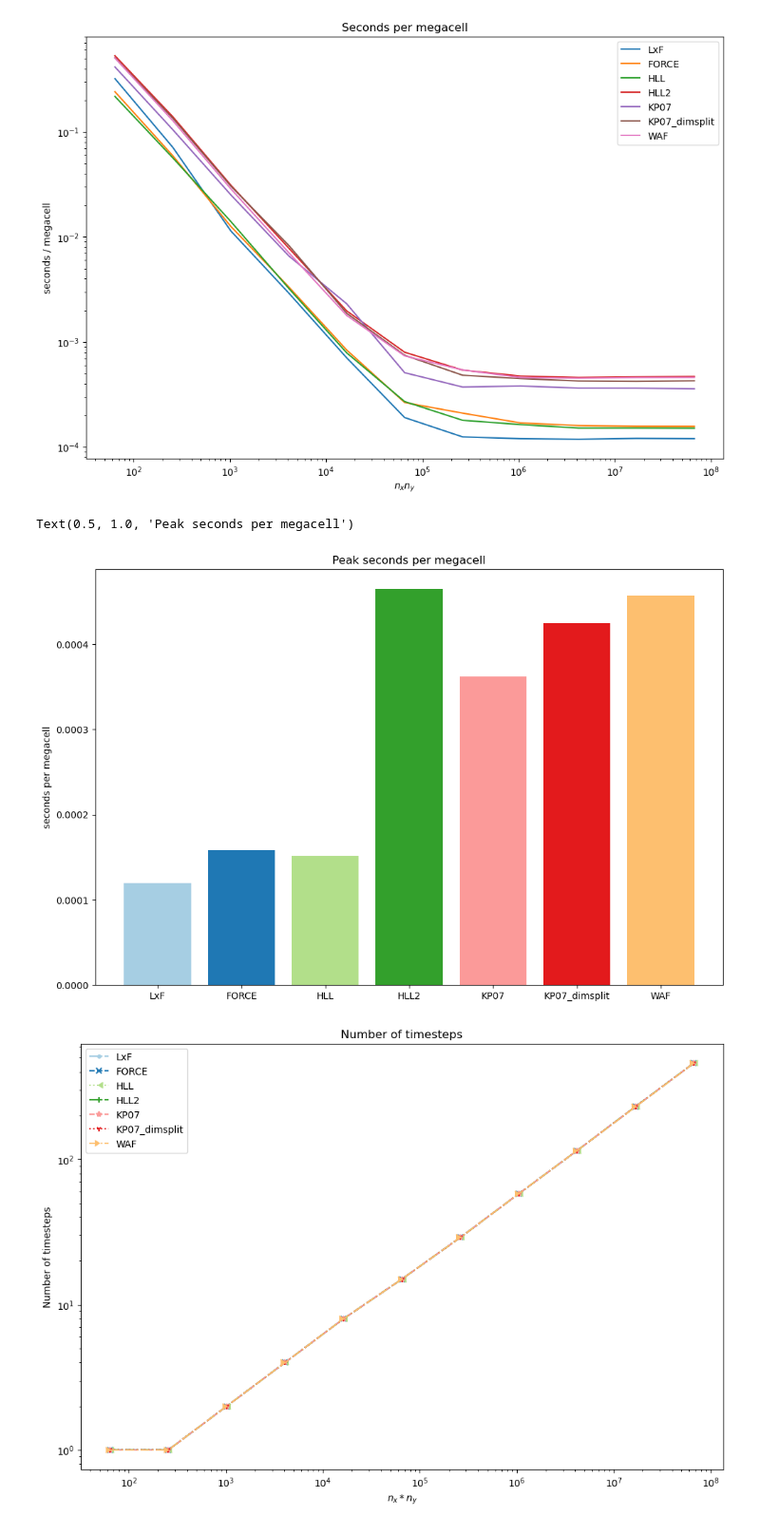
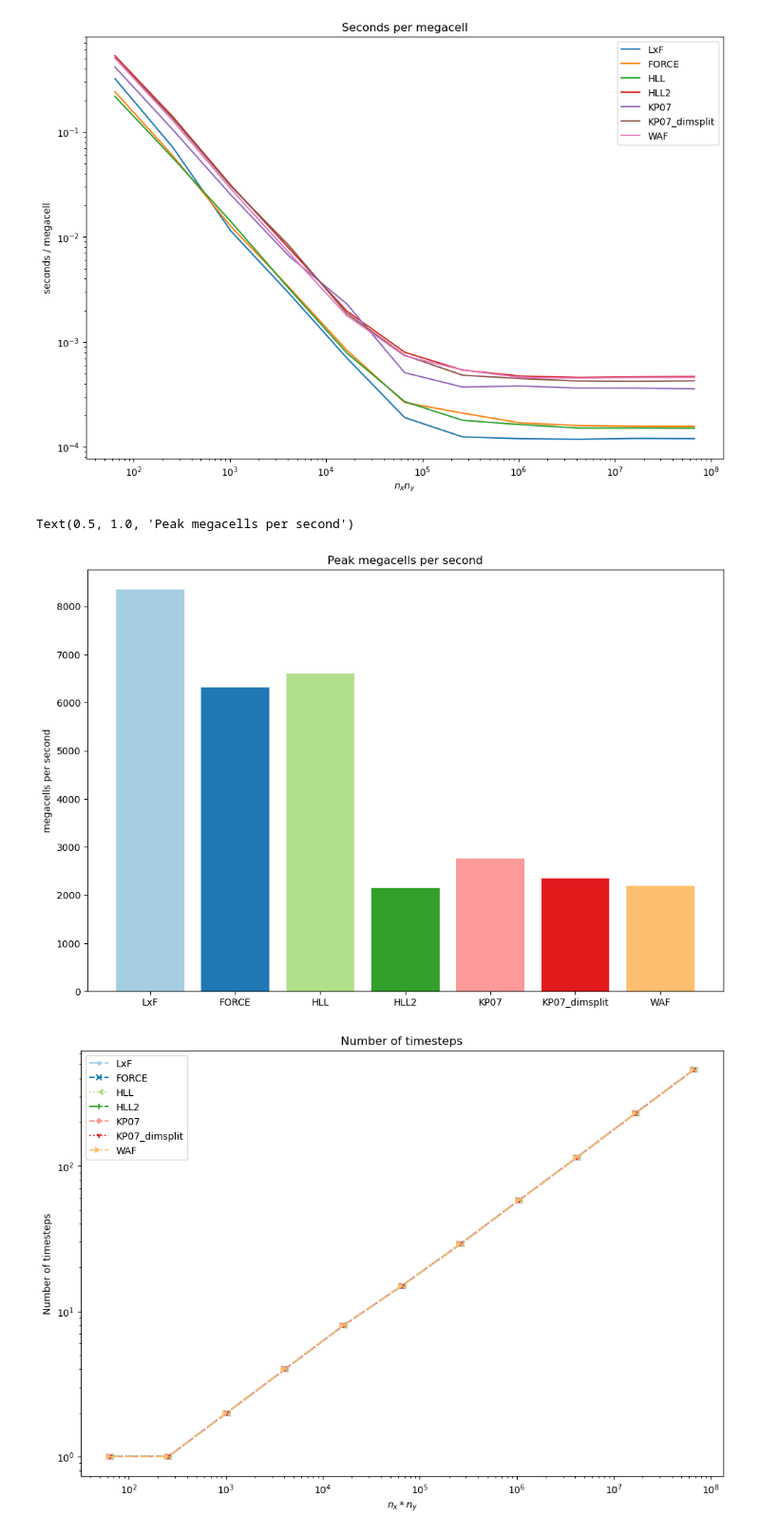
Before and after one commit to aadi-bh/FiniteVolumeGPU, a Jupyter notebook: plotter_simulator.ipynb, the cells around one changed output. Shown at 95% size. Saved outputs shown, nothing was run; the diff lists cells and outputs as text; code cells hidden in the pictures.

```diff
--- a/plotter_simulator.ipynb
+++ b/plotter_simulator.ipynb
@@ -210,12 +201,12 @@ Text(0, 0.5, 'seconds / megacell')
 [figure]
 # %%
 import seaborn as sns
-plt.bar([sim.__name__ for sim in simulators], 1.0/peak_megacells_per_sec, color=sns.color_palette("Paired", 7))
-plt.ylabel("seconds per megacell")
-plt.title("Peak seconds per megacell")
+plt.bar([sim.__name__ for sim in simulators], peak_megacells_per_sec, color=sns.color_palette("Paired", 7))
+plt.ylabel("megacells per second")
+plt.title("Peak megacells per second")
 # %% [output]
-Text(0.5, 1.0, 'Peak seconds per megacell')
+Text(0.5, 1.0, 'Peak megacells per second')
-[figure, old version]
+[figure, new version]
 # %%
 import miscPlotting
 import importlib
```
Also changed, not shown: parts of 9 cells of this notebook.
